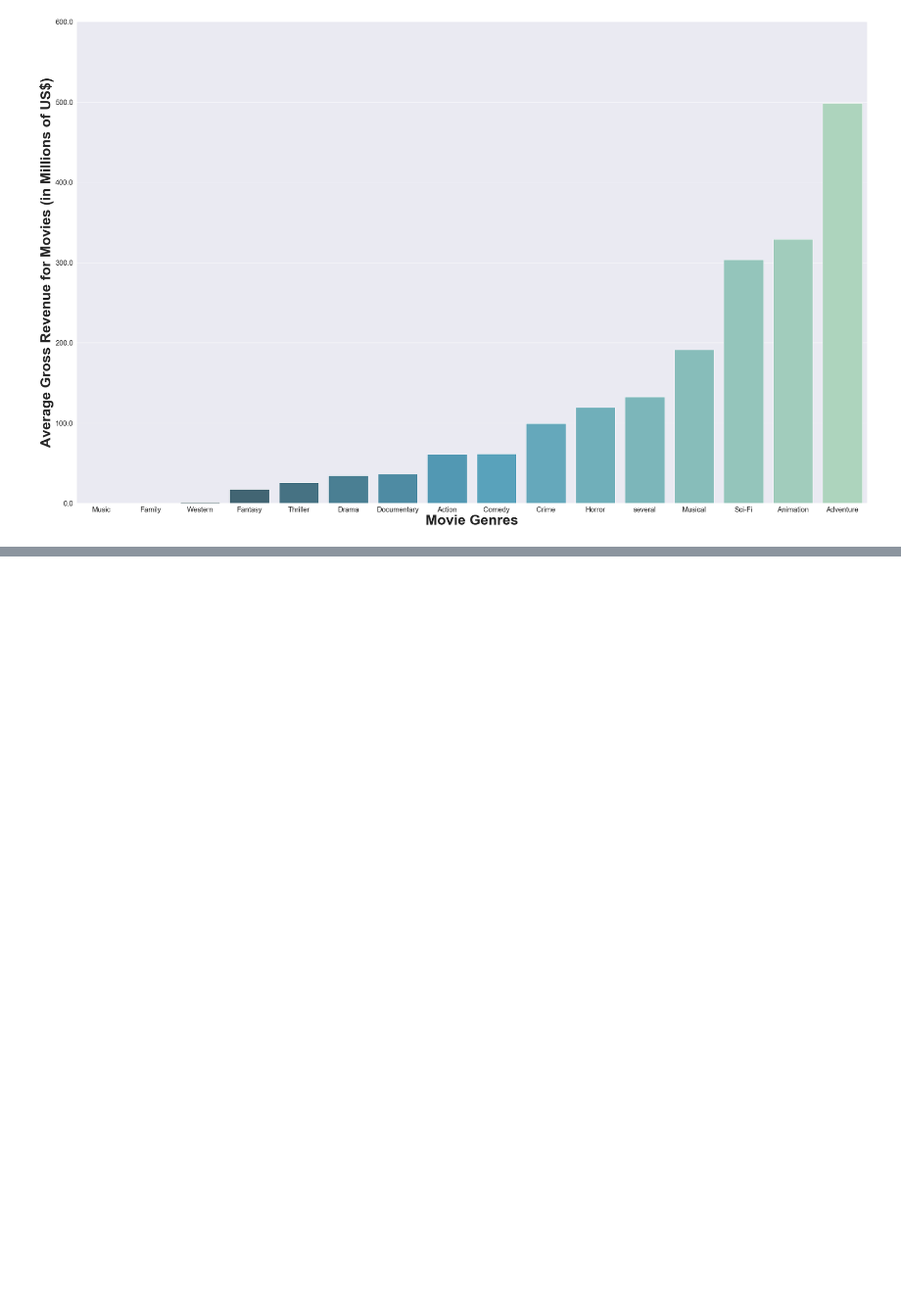
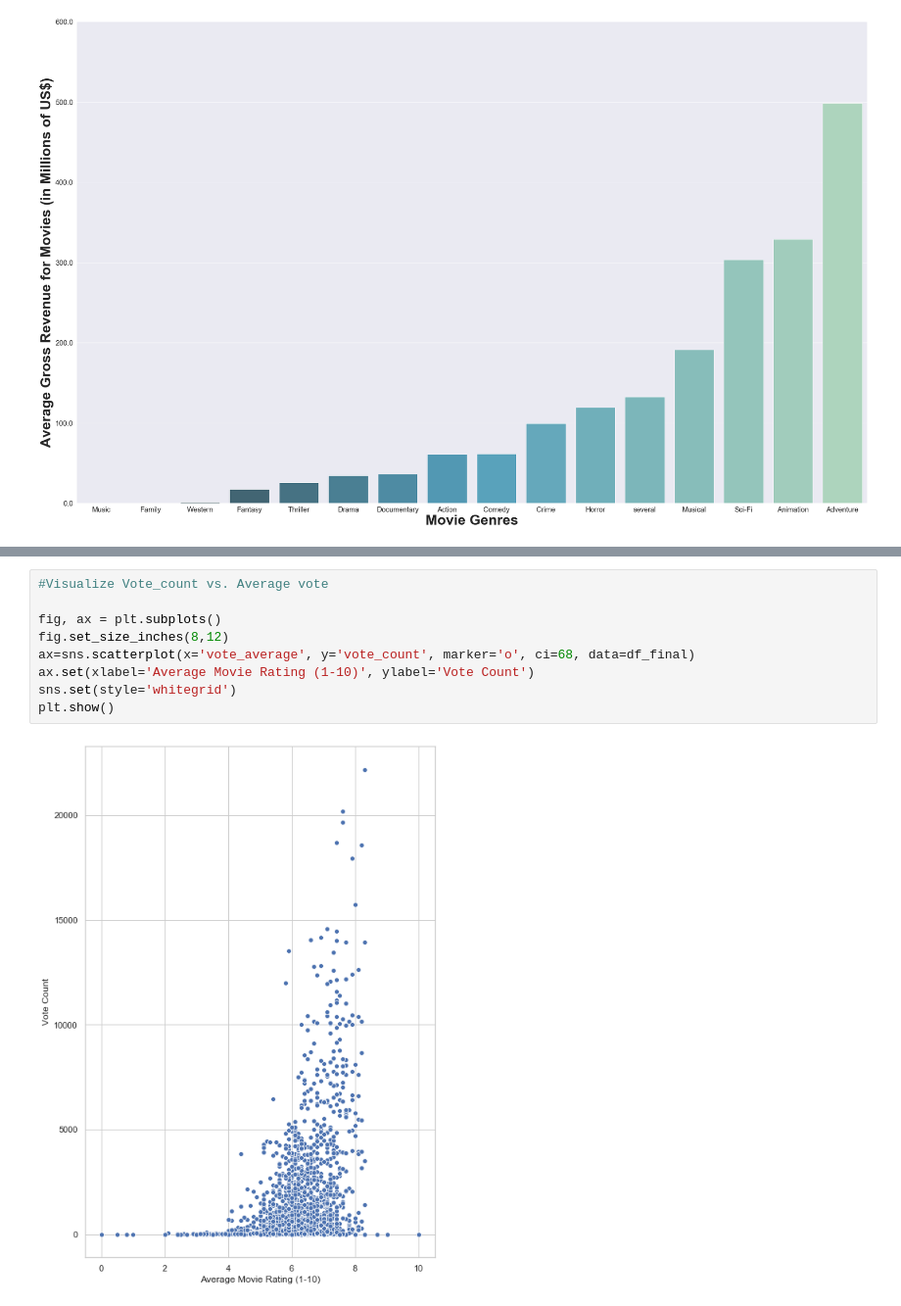
Before and after one commit to zhyde23/Microsoft-Movies-Project, a Jupyter notebook: vikas/data_analysis_2_vikas.ipynb, the cells around one changed output, grey strips where cells are left out. Shown: that part at 98% size. Saved outputs shown, nothing was run; the diff lists cells and outputs as text; blank space fills up the shorter version.

```diff
--- a/vikas/data_analysis_2_vikas.ipynb
+++ b/vikas/data_analysis_2_vikas.ipynb
@@ -392,0 +366,11 @@ plt.show()
+# %%
+#Visualize Vote_count vs. Average vote
+
+fig, ax = plt.subplots()
+fig.set_size_inches(8,12)
+ax=sns.scatterplot(x='vote_average', y='vote_count', marker='o', ci=68, data=df_final)
+ax.set(xlabel='Average Movie Rating (1-10)', ylabel='Vote Count')
+sns.set(style='whitegrid')
+plt.show()
+# %% [output]
+[figure, added]
```
Also changed, not shown: parts of 27 cells of this notebook, 31 other files.
